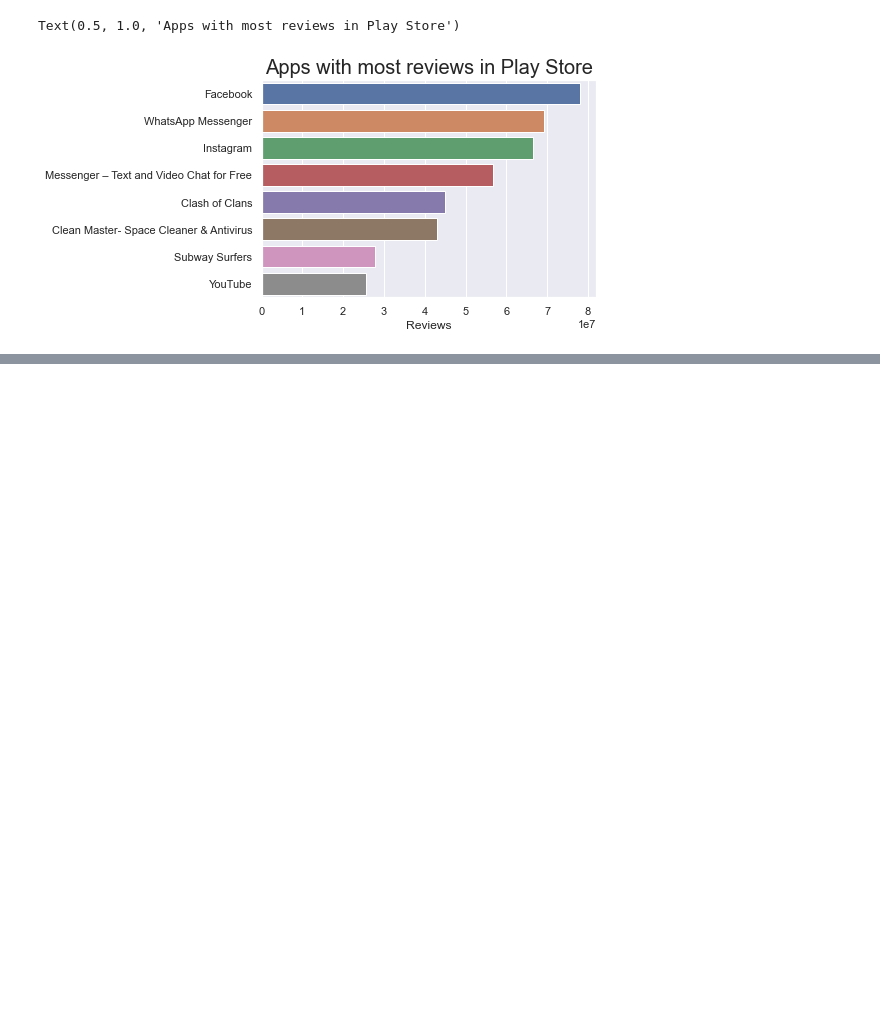
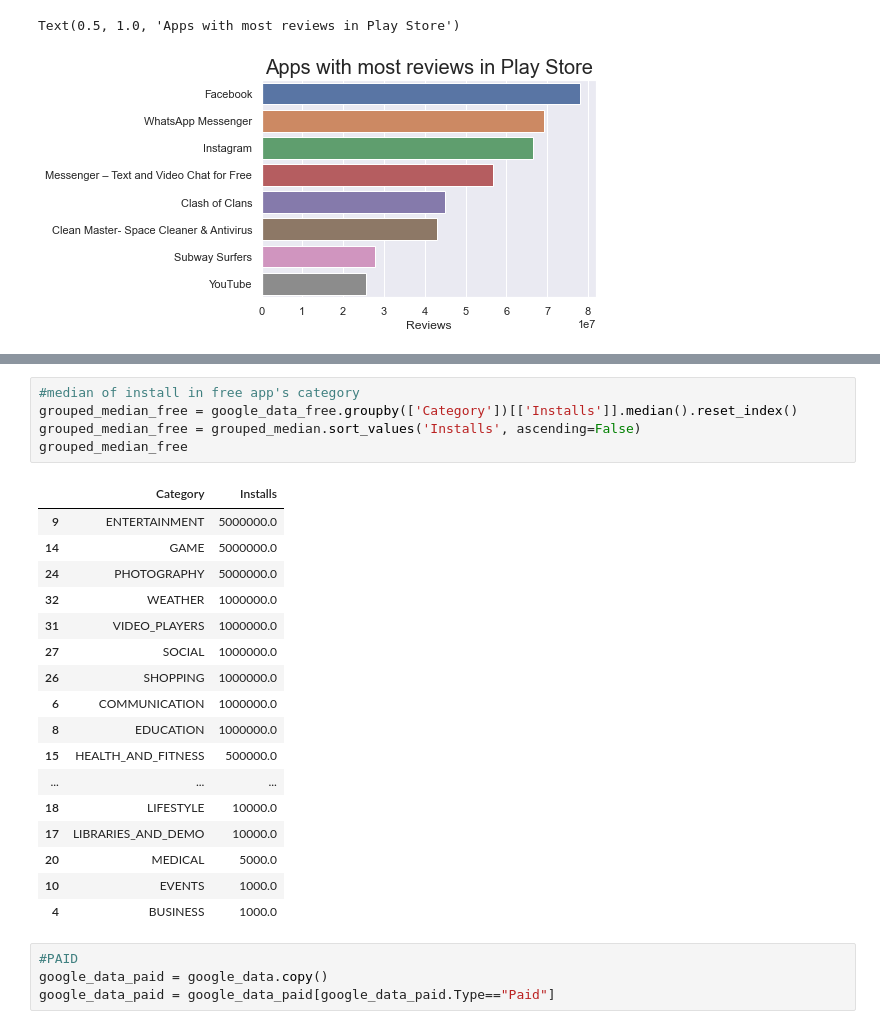
Before and after one commit to nguyengoc16/DataScience, a Jupyter notebook: GGplaystore-checkpoint.ipynb, the cells around one changed output, grey strips where cells are left out. Drawn from its saved outputs; the diff is of its cells as text; blank space fills up the shorter version.

```diff
--- a/GGplaystore-checkpoint.ipynb
+++ b/GGplaystore-checkpoint.ipynb
@@ -418,0 +435,27 @@ Text(0.5, 1.0, 'Apps with most reviews in Play Store')
+# %%
+#median of install in free app's category
+grouped_median_free = google_data_free.groupby(['Category'])[['Installs']].median().reset_index()
+grouped_median_free = grouped_median.sort_values('Installs', ascending=False)
+grouped_median_free
+# %% [output]
+|  | Category | Installs |
+| 9 | ENTERTAINMENT | 5000000.0 |
+| 14 | GAME | 5000000.0 |
+| 24 | PHOTOGRAPHY | 5000000.0 |
+| 32 | WEATHER | 1000000.0 |
+| 31 | VIDEO_PLAYERS | 1000000.0 |
+| 27 | SOCIAL | 1000000.0 |
+| 26 | SHOPPING | 1000000.0 |
+| 6 | COMMUNICATION | 1000000.0 |
+| 8 | EDUCATION | 1000000.0 |
+| 15 | HEALTH_AND_FITNESS | 500000.0 |
+| ... | ... | ... |
+| 18 | LIFESTYLE | 10000.0 |
+| 17 | LIBRARIES_AND_DEMO | 10000.0 |
+| 20 | MEDICAL | 5000.0 |
+| 10 | EVENTS | 1000.0 |
+| 4 | BUSINESS | 1000.0 |
+# %%
+#PAID
+google_data_paid = google_data.copy()
+google_data_paid = google_data_paid[google_data_paid.Type=="Paid"]
```
Also changed, not shown: parts of 10 cells of this notebook.
